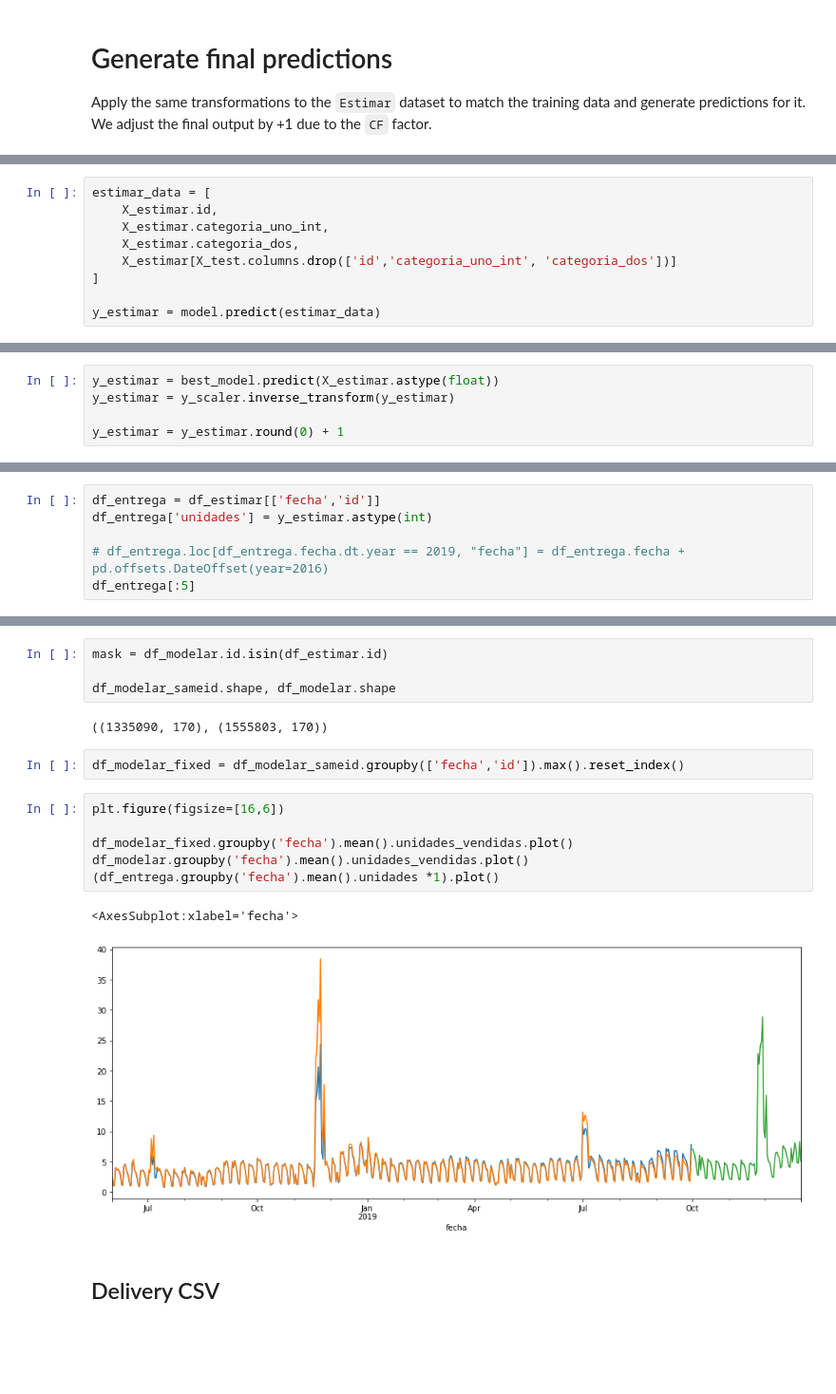
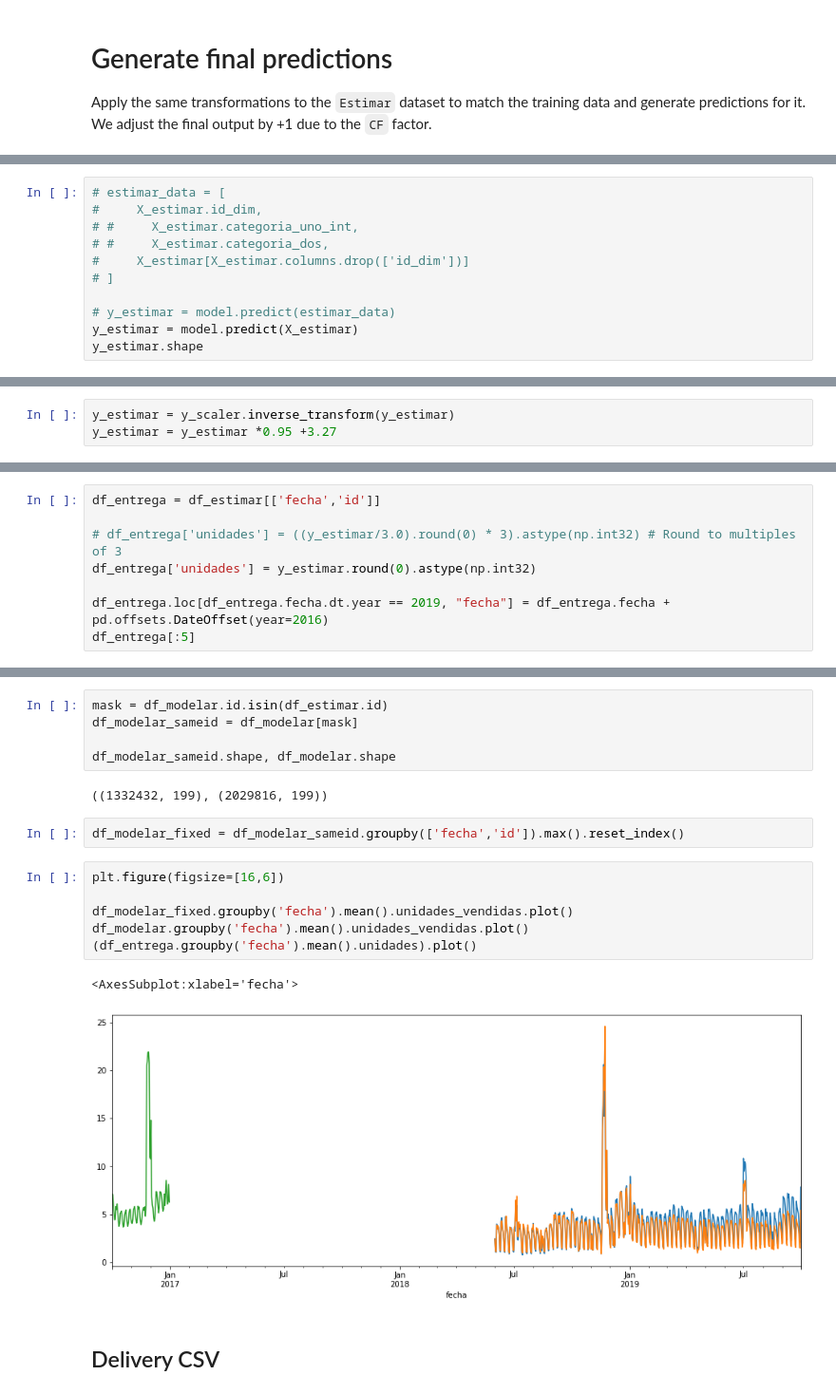
Before and after one commit to Nerucius/2021.ubdatathon, a Jupyter notebook: Atmira_Universitat de Barcelona_Equip Autoestima_Script Producción.ipynb, the cells around one changed output, grey strips where cells are left out. Shown at 95% size. Cells and saved outputs as stored; diff of their text form; blank space fills up the shorter version.

```diff
--- a/Atmira_Universitat de Barcelona_Equip Autoestima_Script Producción.ipynb
+++ b/Atmira_Universitat de Barcelona_Equip Autoestima_Script Producción.ipynb
@@ -633,10 +835,12 @@ X_estimar[X_cols_to_scl] = X_scaler.transform(X_estimar[X_cols_to_scl])
 # %%
-estimar_data = [
-    X_estimar.id,
-    X_estimar.categoria_uno_int,
-    X_estimar.categoria_dos,
-    X_estimar[X_test.columns.drop(['id','categoria_uno_int', 'categoria_dos'])]
-]
+# estimar_data = [
+#     X_estimar.id_dim,
+# #     X_estimar.categoria_uno_int,
+# #     X_estimar.categoria_dos,
+#     X_estimar[X_estimar.columns.drop(['id_dim'])]
+# ]
 
-y_estimar = model.predict(estimar_data)
+# y_estimar = model.predict(estimar_data)
+y_estimar = model.predict(X_estimar)
+y_estimar.shape
 # %% [output]
@@ -644,5 +848,3 @@ ValueError: Failed to convert a NumPy array to a Tensor (Unsupported object type
 # %%
-y_estimar = best_model.predict(X_estimar.astype(float))
 y_estimar = y_scaler.inverse_transform(y_estimar)
-
-y_estimar = y_estimar.round(0) + 1
+y_estimar = y_estimar *0.95 +3.27
@@ -655,8 +851,10 @@ AssertionError: in user code:
 # %%
 df_entrega = df_estimar[['fecha','id']]
-df_entrega['unidades'] = y_estimar.astype(int)
 
-# df_entrega.loc[df_entrega.fecha.dt.year == 2019, "fecha"] = df_entrega.fecha + pd.offsets.DateOffset(year=2016)
+# df_entrega['unidades'] = ((y_estimar/3.0).round(0) * 3).astype(np.int32) # Round to multiples of 3
+df_entrega['unidades'] = y_estimar.round(0).astype(np.int32)
+
+df_entrega.loc[df_entrega.fecha.dt.year == 2019, "fecha"] = df_entrega.fecha + pd.offsets.DateOffset(year=2016)
 df_entrega[:5]
 # %% [output]
 |  | fecha | id | unidades |
@@ -684,20 +868,21 @@ df_entrega
 # %%
 mask = df_modelar.id.isin(df_estimar.id)
+df_modelar_sameid = df_modelar[mask]
 
 df_modelar_sameid.shape, df_modelar.shape
 # %% [output]
-((1335090, 170), (1555803, 170))
+((1332432, 199), (2029816, 199))
 # %%
 df_modelar_fixed = df_modelar_sameid.groupby(['fecha','id']).max().reset_index()
 # %%
 plt.figure(figsize=[16,6])
 
 df_modelar_fixed.groupby('fecha').mean().unidades_vendidas.plot()
 df_modelar.groupby('fecha').mean().unidades_vendidas.plot()
-(df_entrega.groupby('fecha').mean().unidades *1).plot()
+(df_entrega.groupby('fecha').mean().unidades).plot()
 # %% [output]
 <AxesSubplot:xlabel='fecha'>
-[figure, old version]
+[figure, new version]
 # %% [markdown]
 ## Delivery CSV
 # %%
```
Also changed, not shown: parts of 39 cells of this notebook, 2 other files.
